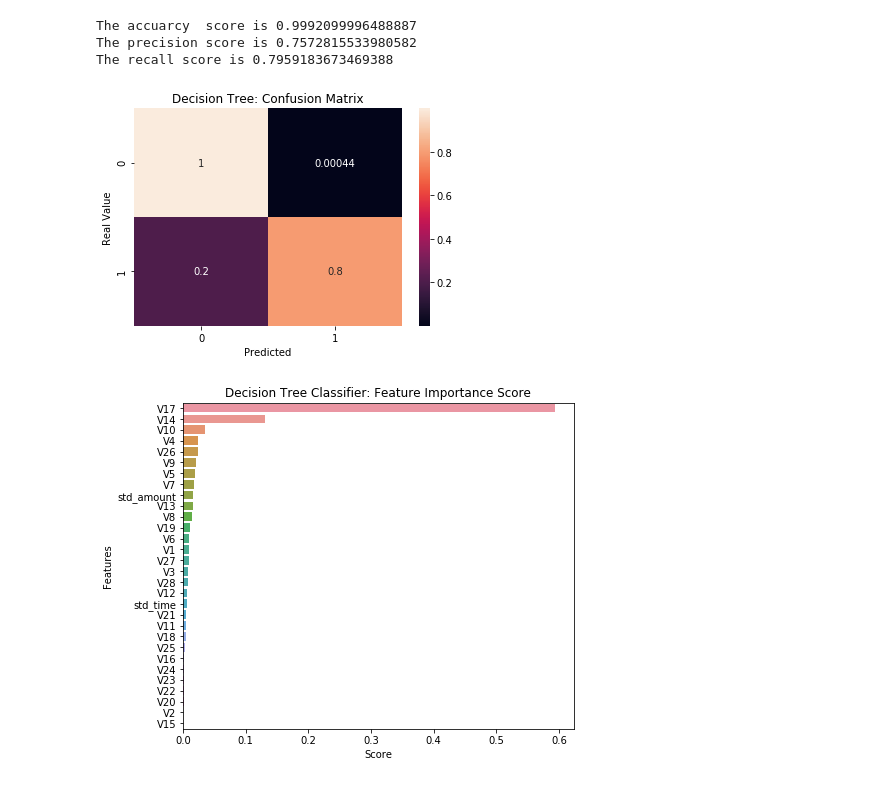
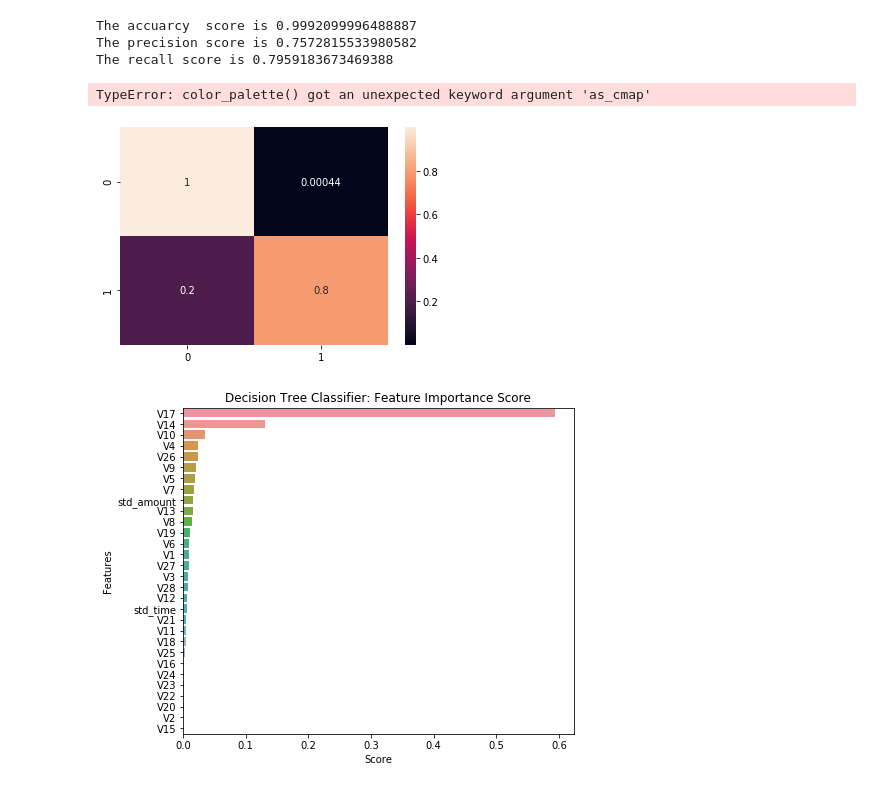
Before and after one commit to ipatel467/Credit-Card-Fraud-Detection, a Jupyter notebook: ML.ipynb, the cells around one changed output. Saved outputs shown, nothing was run; the diff lists cells and outputs as text; code cells hidden in the pictures.

```diff
--- a/ML.ipynb
+++ b/ML.ipynb
@@ -224,15 +224,17 @@ The recall score is 0.7959183673469388
 # %%
 # confusion matrix
 fig, ax = plt.subplots()
 sns.heatmap(confusion_matrix(y_test, dt_y_test_preds, normalize='true'), annot=True, ax=ax)
+sns.color_palette("ch:start=.2,rot=-.3", as_cmap=True)
 
 ax.set_title("Decision Tree: Confusion Matrix")
 ax.set_ylabel("Real Value")
 ax.set_xlabel("Predicted")
 
 plt.show()
 # %% [output]
+TypeError: color_palette() got an unexpected keyword argument 'as_cmap'
-[figure, old version]
+[figure, new version]
 # %%
 dt_feat_imp = pd.DataFrame(dt_clf.feature_importances_, index=X_train.columns).sort_values(by=0,ascending=False)
 # turning it into a Dataframe makes it easier to work with
```
Also changed, not shown: parts of 11 cells of this notebook.
